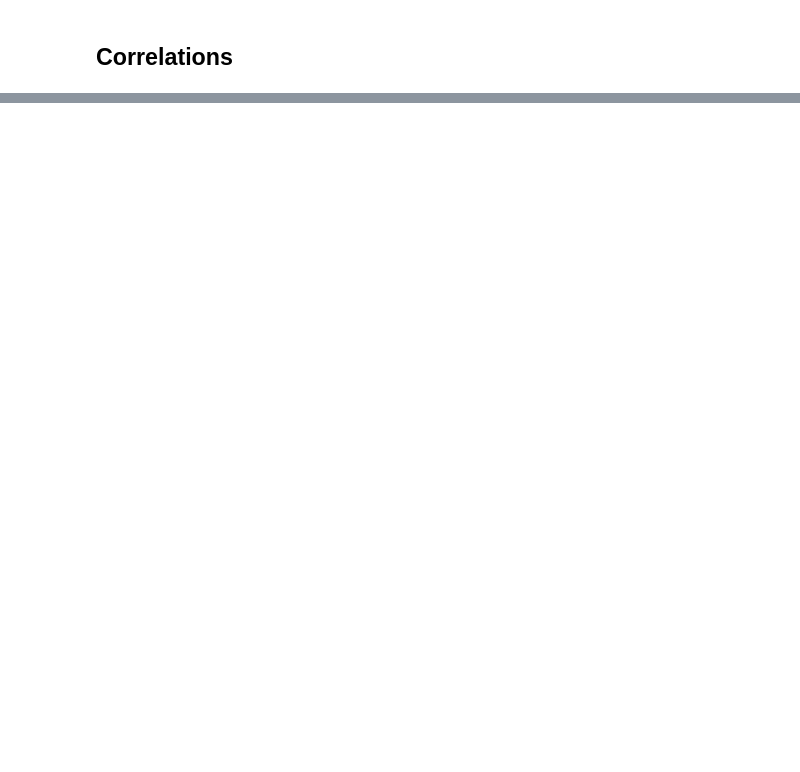
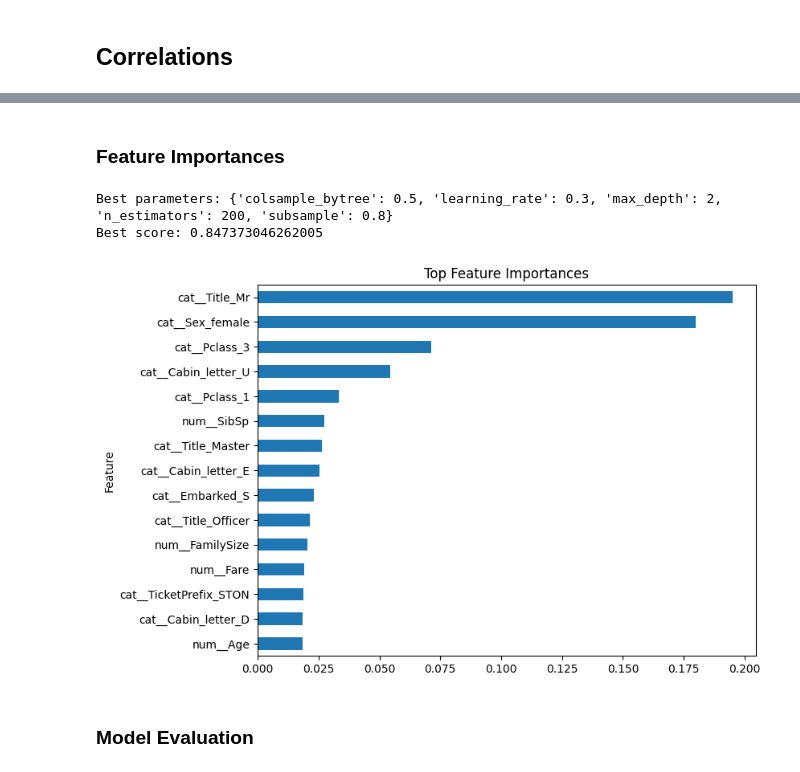
Before and after one commit to h-dashti/end-to-end-ml-projects, a Jupyter notebook: titanic-survival-prediction/exploration.ipynb, the cells around one changed output, grey strips where cells are left out. Cells and saved outputs as stored; diff of their text form; code cells hidden in the pictures; blank space fills up the shorter version.

```diff
--- a/titanic-survival-prediction/exploration.ipynb
+++ b/titanic-survival-prediction/exploration.ipynb
@@ -175,0 +536,30 @@ Name: Survived, dtype: float64
+# %% [markdown]
+### Feature Importances
+# %%
+print("Best parameters:", grid_search.best_params_)
+print("Best score:", grid_search.best_score_)
+
+best_model = grid_search.best_estimator_
+feature_importances = best_model.feature_importances_
+feature_names = features_pipline.named_steps['columns'].get_feature_names_out()
+
+# Combine
+import pandas as pd
+feat_imp_df = pd.DataFrame({
+    'Feature': feature_names,
+    'Importance': feature_importances
+}).sort_values(by='Importance', ascending=False)
+
+
+# plot feat_imp_df
+feat_imp_df.head(15).plot(kind='barh', x='Feature', y='Importance',
+                          figsize=(8, 6), legend=False)
+plt.title('Top Feature Importances')
+plt.gca().invert_yaxis()
+plt.show()
+# %% [output]
+Best parameters: {'colsample_bytree': 0.5, 'learning_rate': 0.3, 'max_depth': 2, 'n_estimators': 200, 'subsample': 0.8}
+Best score: 0.847373046262005
+[figure, added]
+# %% [markdown]
+### Model Evaluation
```
Also changed, not shown: parts of 27 cells of this notebook, 5 other files.
